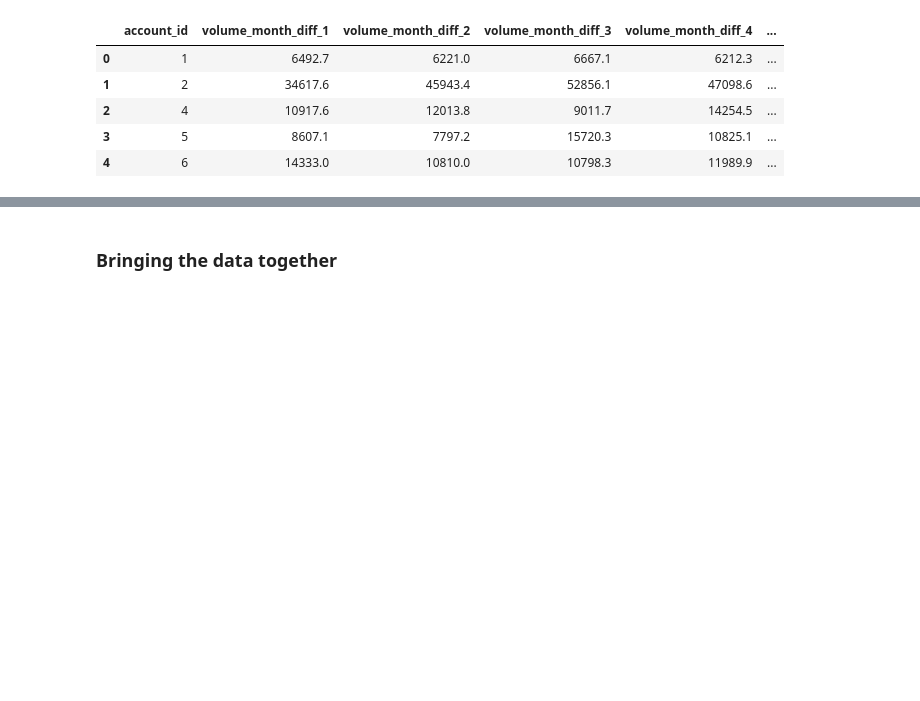
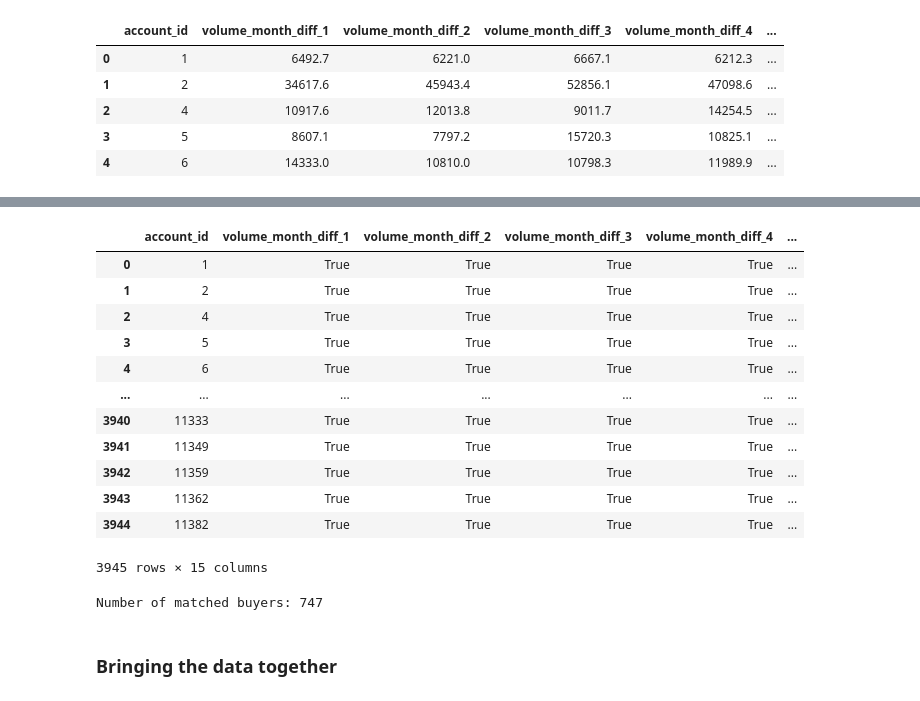
Before and after one commit to okaynils/fhnw-ds-aml, a Jupyter notebook: notebook.ipynb, the cells around one changed output, grey strips where cells are left out. Saved outputs shown, nothing was run; the diff lists cells and outputs as text; code cells hidden in the pictures; blank space fills up the shorter version.

Commit message:
added non-card-holder matching

```diff
--- a/notebook.ipynb
+++ b/notebook.ipynb
@@ -670,0 +674,62 @@ account_summary.head()
+# %%
+account_summary_volume = account_summary.filter(regex='volume_month_diff_|account_id')
+
+card_owners = client_df[client_df['has_card'] == True]
+non_card_owners = client_df[client_df['has_card'] == False]
+
+account_activity = pd.concat([account_summary_volume['account_id'], account_summary_volume.iloc[:, 1:] > 0], axis=1)
+account_activity = account_activity.merge(client_df[['account_id', 'has_card']], on='account_id', how='left')
+
+account_activity
+# %% [output]
+|  | account_id | volume_month_diff_1 | volume_month_diff_2 | volume_month_diff_3 | volume_month_diff_4 | ... |
+| 0 | 1 | True | True | True | True | ... |
+| 1 | 2 | True | True | True | True | ... |
+| 2 | 4 | True | True | True | True | ... |
+| 3 | 5 | True | True | True | True | ... |
+| 4 | 6 | True | True | True | True | ... |
+| ... | ... | ... | ... | ... | ... | ... |
+| 3940 | 11333 | True | True | True | True | ... |
+| 3941 | 11349 | True | True | True | True | ... |
+| 3942 | 11359 | True | True | True | True | ... |
+| 3943 | 11362 | True | True | True | True | ... |
+| 3944 | 11382 | True | True | True | True | ... |
+3945 rows × 15 columns
+# %%
+from sklearn.metrics import pairwise_distances
+
+def match_buyers_to_non_buyers_jaccard(buyers_df, non_buyers_df):
+    # Convert boolean DataFrame to numpy arrays for compatibility with pairwise_distances
+    buyer_activities = buyers_df.drop(columns=['account_id', 'has_card']).astype(bool).to_numpy()
+    non_buyer_activities = non_buyers_df.drop(columns=['account_id', 'has_card']).astype(bool).to_numpy()
+
+    # Compute the Jaccard distance matrix
+    jaccard_dist_matrix = pairwise_distances(buyer_activities, non_buyer_activities, metric='jaccard')
+
+    # Initialize lists to keep track of matched buyers and non-buyers
+    matched_buyers_indices = []
+    matched_non_buyers_indices = []
+
+    # Sort buyers by the number of potential matches to prioritize those with fewer options
+    potential_matches = np.argsort(-jaccard_dist_matrix.max(axis=1))
+
+    for buyer_idx in potential_matches:
+        # Find the non-buyer with the highest Jaccard similarity (lowest distance) that hasn't been matched yet
+        potential_non_buyers = np.argsort(jaccard_dist_matrix[buyer_idx])
+        for non_buyer_idx in potential_non_buyers:
+            if non_buyer_idx not in matched_non_buyers_indices:
+                # Found an unmatched non-buyer with the highest similarity for this buyer
+                matched_buyers_indices.append(buyer_idx)
+                matched_non_buyers_indices.append(non_buyer_idx)
+                break
+
+    matched_buyers_df = buyers_df.iloc[matched_buyers_indices].reset_index(drop=True)
+    matched_non_buyers_df = non_buyers_df.iloc[matched_non_buyers_indices].reset_index(drop=True)
+
+    return matched_buyers_df, matched_non_buyers_df
+
+matched_buyers_df, matched_non_buyers_df = match_buyers_to_non_buyers_jaccard(account_activity[account_activity['has_card'] == True], account_activity[account_activity['has_card'] == False])
+
+print(f'Number of matched buyers: {matched_buyers_df.shape[0]}')
+# %% [output]
+Number of matched buyers: 747
```
Also changed, not shown: parts of 20 cells of this notebook.
